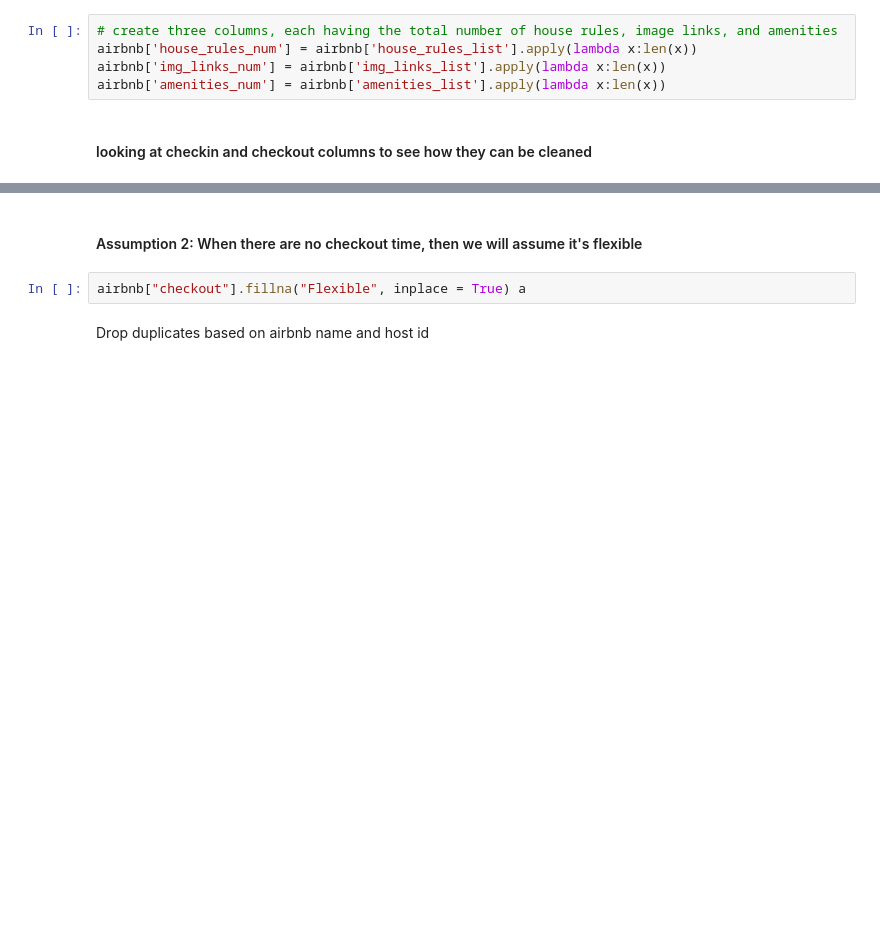
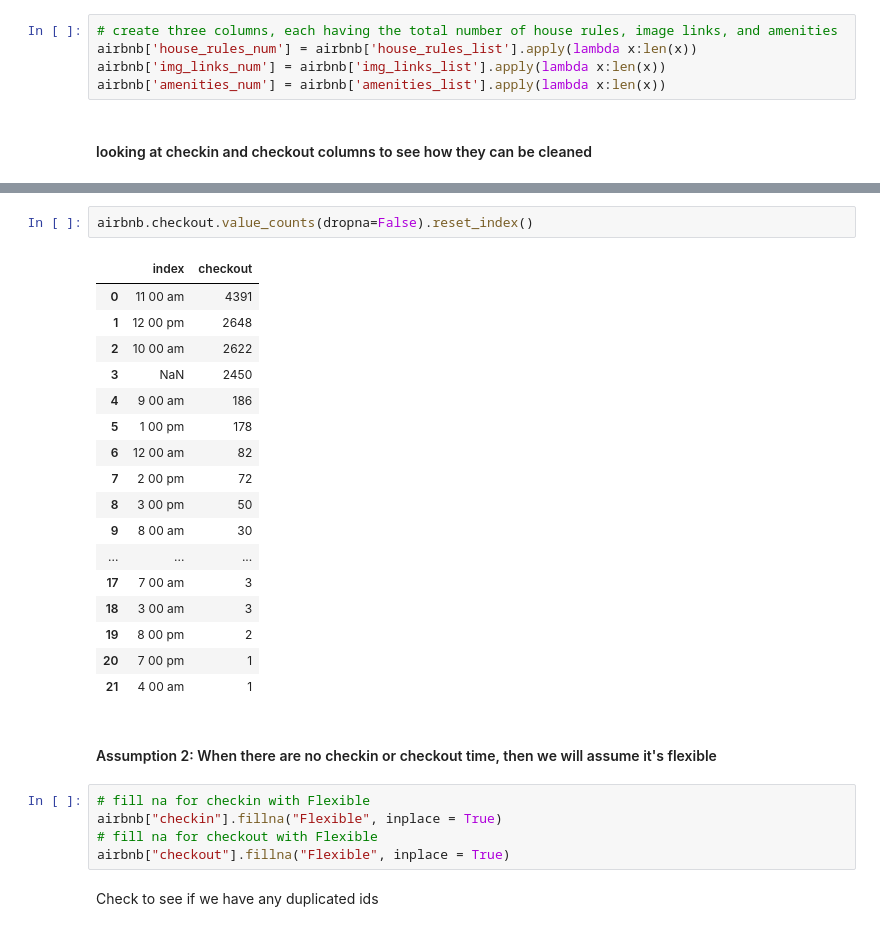
Before and after one commit to vndayambaje/Airbnb_EDA_Project, a Jupyter notebook: Project_2_code.ipynb, the cells around one changed output, grey strips where cells are left out. Saved outputs shown, nothing was run; the diff lists cells and outputs as text; blank space fills up the shorter version.

```diff
--- a/Project_2_code.ipynb
+++ b/Project_2_code.ipynb
@@ -381,7 +381,30 @@ airbnb.checkin.value_counts().reset_index().sort_values(by = 'index').head(5)
+# %%
+airbnb.checkout.value_counts(dropna=False).reset_index()
+# %% [output]
+|  | index | checkout |
+| 0 | 11 00 am | 4391 |
+| 1 | 12 00 pm | 2648 |
+| 2 | 10 00 am | 2622 |
+| 3 | NaN | 2450 |
+| 4 | 9 00 am | 186 |
+| 5 | 1 00 pm | 178 |
+| 6 | 12 00 am | 82 |
+| 7 | 2 00 pm | 72 |
+| 8 | 3 00 pm | 50 |
+| 9 | 8 00 am | 30 |
+| ... | ... | ... |
+| 17 | 7 00 am | 3 |
+| 18 | 3 00 am | 3 |
+| 19 | 8 00 pm | 2 |
+| 20 | 7 00 pm | 1 |
+| 21 | 4 00 am | 1 |
 # %% [markdown]
-#### Assumption 2: When there are no checkout time, then we will assume it's flexible
+#### Assumption 2: When there are no checkin or checkout time, then we will assume it's flexible
-# %%
-airbnb["checkout"].fillna("Flexible", inplace = True) a
-# %% [markdown]
-Drop duplicates based on airbnb name and host id
+# %%
+# fill na for checkin with Flexible
+airbnb["checkin"].fillna("Flexible", inplace = True)
+# fill na for checkout with Flexible
+airbnb["checkout"].fillna("Flexible", inplace = True)
+# %% [markdown]
+Check to see if we have any duplicated ids
 # %%
```
Also changed, not shown: parts of 8 cells of this notebook.
